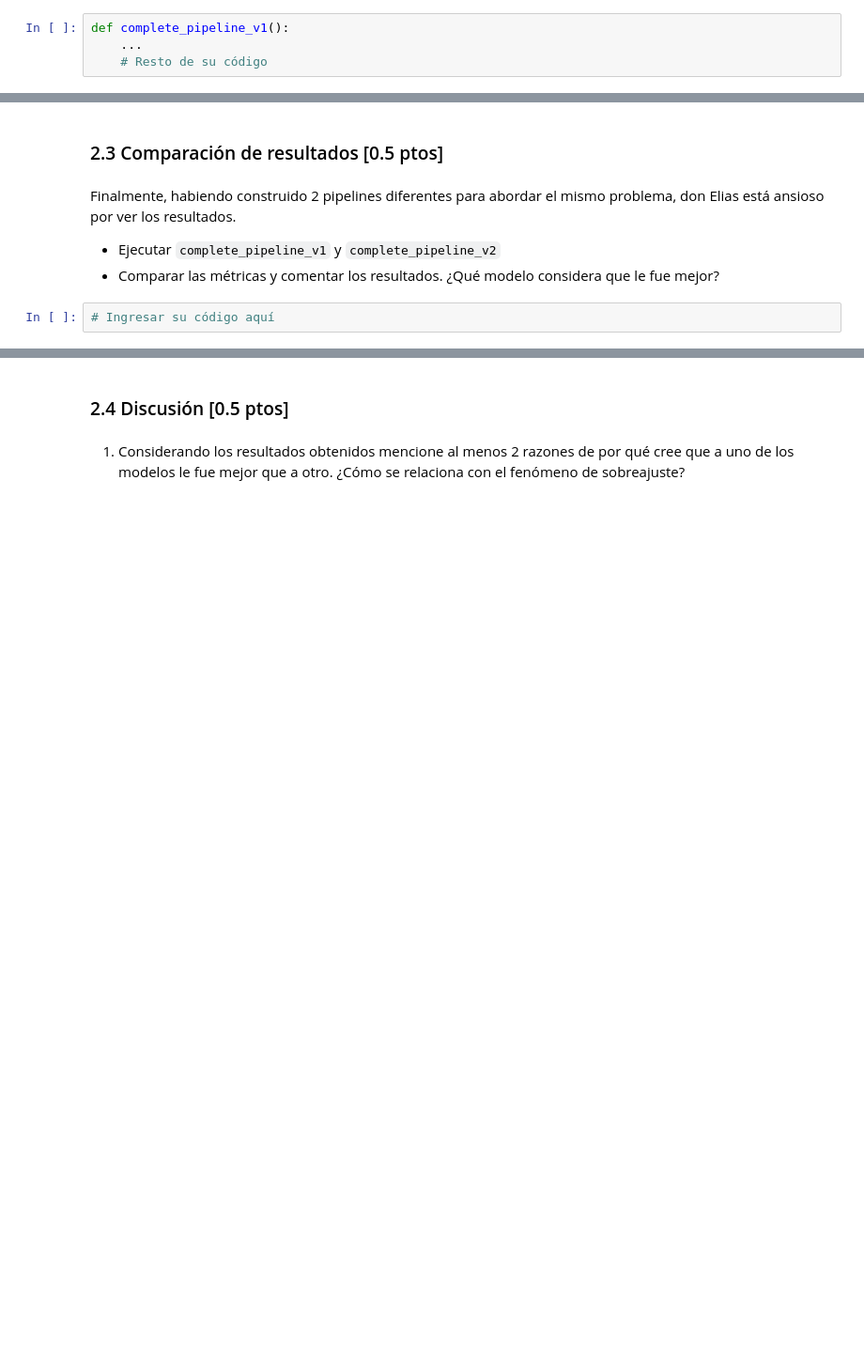
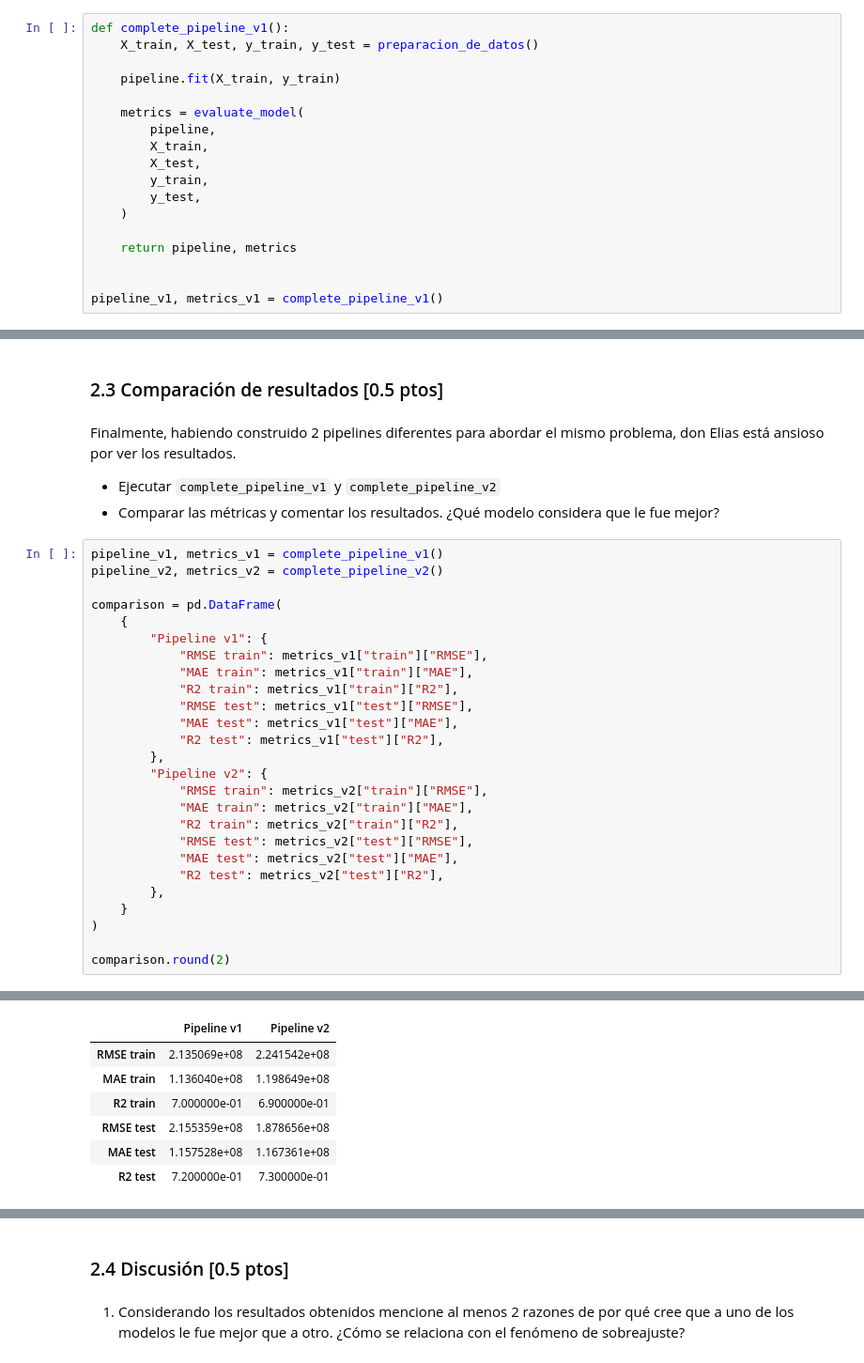
Before and after one commit to matisweet/MDS7202, a Jupyter notebook: labs/lab-6/Lab6_Enunciado.ipynb, the cells around one changed output, grey strips where cells are left out. Shown at 94% size. Cells and saved outputs as stored; diff of their text form; blank space fills up the shorter version.

```diff
--- a/labs/lab-6/Lab6_Enunciado.ipynb
+++ b/labs/lab-6/Lab6_Enunciado.ipynb
@@ -426,5 +460,19 @@ def evaluate_model(pipeline, X_train, X_test, y_train, y_test):
 2. Crear la función `complete_pipeline_v1` que utilice las funciones y objetos definidos anteriorment (`preparacion_de_datos`, el pipeline y `evaluate_model`) de forma que al ejecutarlo se obtengan las métricas del modelo (0.2 ptos)
 # %%
 def complete_pipeline_v1():
-    ...
-    # Resto de su código
+    X_train, X_test, y_train, y_test = preparacion_de_datos()
+
+    pipeline.fit(X_train, y_train)
+
+    metrics = evaluate_model(
+        pipeline,
+        X_train,
+        X_test,
+        y_train,
+        y_test,
+    )
+
+    return pipeline, metrics
+
+
+pipeline_v1, metrics_v1 = complete_pipeline_v1()
@@ -472,4 +651,29 @@ Finalmente, habiendo construido 2 pipelines diferentes para abordar el mismo pro
 - Ejecutar `complete_pipeline_v1` y `complete_pipeline_v2`
 - Comparar las métricas y comentar los resultados. ¿Qué modelo considera que le fue mejor?
 # %%
-# Ingresar su código aquí
+pipeline_v1, metrics_v1 = complete_pipeline_v1()
+pipeline_v2, metrics_v2 = complete_pipeline_v2()
+
+comparison = pd.DataFrame(
+    {
+        "Pipeline v1": {
+            "RMSE train": metrics_v1["train"]["RMSE"],
+            "MAE train": metrics_v1["train"]["MAE"],
+            "R2 train": metrics_v1["train"]["R2"],
+            "RMSE test": metrics_v1["test"]["RMSE"],
+            "MAE test": metrics_v1["test"]["MAE"],
+            "R2 test": metrics_v1["test"]["R2"],
+        },
+        "Pipeline v2": {
+            "RMSE train": metrics_v2["train"]["RMSE"],
+            "MAE train": metrics_v2["train"]["MAE"],
+            "R2 train": metrics_v2["train"]["R2"],
+            "RMSE test": metrics_v2["test"]["RMSE"],
+            "MAE test": metrics_v2["test"]["MAE"],
+            "R2 test": metrics_v2["test"]["R2"],
+        },
+    }
+)
+
+comparison.round(2)
+# %% [output]
@@ -476,2 +698,9 @@ Finalmente, habiendo construido 2 pipelines diferentes para abordar el mismo pro
+|  | Pipeline v1 | Pipeline v2 |
+| RMSE train | 2.135069e+08 | 2.241542e+08 |
+| MAE train | 1.136040e+08 | 1.198649e+08 |
+| R2 train | 7.000000e-01 | 6.900000e-01 |
+| RMSE test | 2.155359e+08 | 1.878656e+08 |
+| MAE test | 1.157528e+08 | 1.167361e+08 |
+| R2 test | 7.200000e-01 | 7.300000e-01 |
 # %% [markdown]
 `Escriba su respuesta acá:`
```
Also changed, not shown: parts of 13 cells of this notebook.
